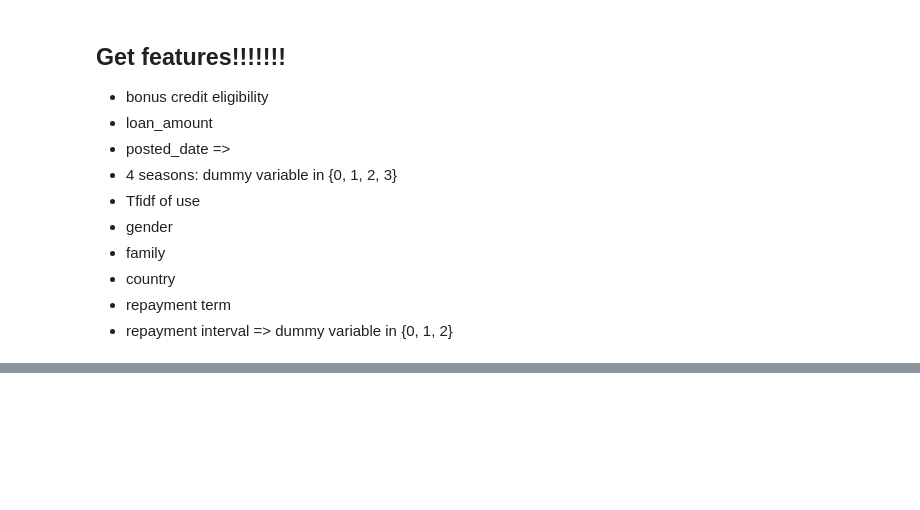
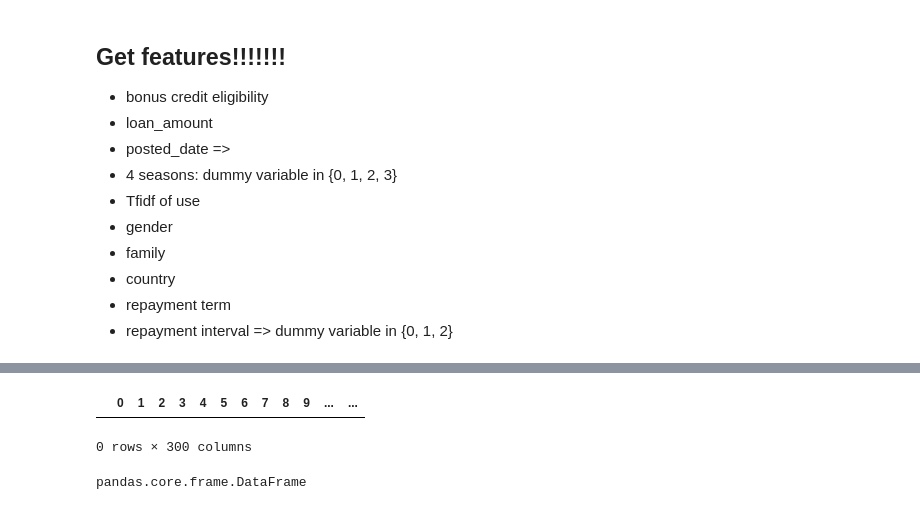
Before and after one commit to yulizhou/Kipfian, a Jupyter notebook: iter5.ipynb, the cells around one changed output, grey strips where cells are left out. Saved outputs shown, nothing was run; the diff lists cells and outputs as text; code cells hidden in the pictures; blank space fills up the shorter version.

```diff
--- a/iter5.ipynb
+++ b/iter5.ipynb
@@ -133,0 +210,9 @@ dtype: int64
+# %%
+tfidf.iloc[842827:842830]
+# %% [output]
+|  | 0 | 1 | 2 | 3 | 4 | 5 | 6 | 7 | 8 | 9 | ... | ... |
+0 rows × 300 columns
+# %%
+type(tfidf)
+# %% [output]
+pandas.core.frame.DataFrame
```
Also changed, not shown: parts of 10 cells of this notebook, 3 other files.
